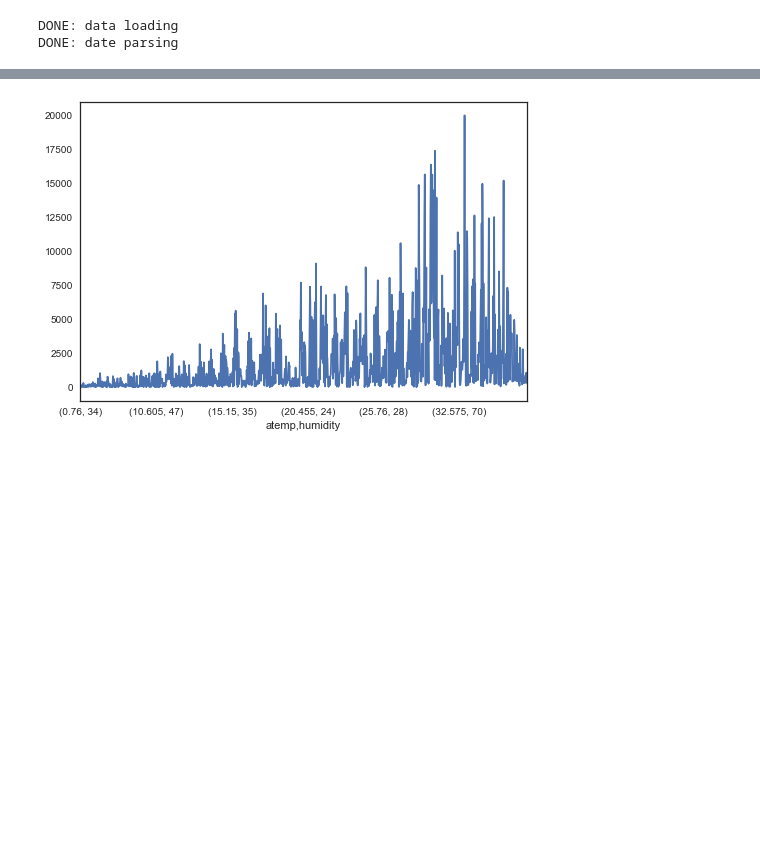
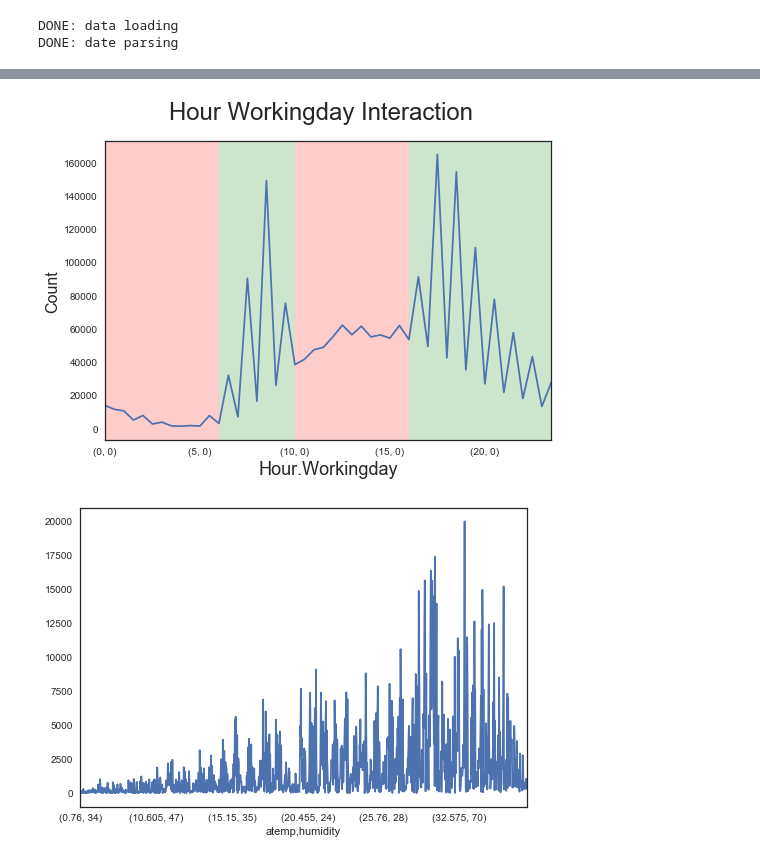
Before and after one commit to LeoPetrini/Bike_Rental_Kaggle, a Jupyter notebook: Exploratory.ipynb, the cells around one changed output, grey strips where cells are left out. Cells and saved outputs as stored; diff of their text form; code cells hidden in the pictures; blank space fills up the shorter version.

```diff
--- a/Exploratory.ipynb
+++ b/Exploratory.ipynb
@@ -67,3 +76,17 @@ tr_te[tr_te['ix_train'] == 1].copy().groupby(['hour', 'workingday'])['count'].ag
+# %%
+# rush_
+sns.set(style="white")
+fig = tr_te[tr_te['ix_train'] == 1].copy().groupby(['hour', 'workingday'])['count'].agg('sum').plot();
+fig.figure.suptitle("Hour Workingday Interaction", fontsize = 24);
+plt.xlabel('Hour.Workingday', fontsize=18);
+plt.ylabel('Count', fontsize=16);
+plt.axvspan(0, 12, facecolor='red', alpha=0.2);
+plt.axvspan(12, 20, facecolor='green', alpha=0.2);
+plt.axvspan(20, 32, facecolor='red', alpha=0.2);
+plt.axvspan(32, 400, facecolor='green', alpha=0.2);
+plt.savefig("hworking.jpg")
+# %% [output]
+[figure, added]
 # %%
 # dry
 sns.set(style="white")
```
Also changed, not shown: parts of 7 cells of this notebook, 7 other files.
